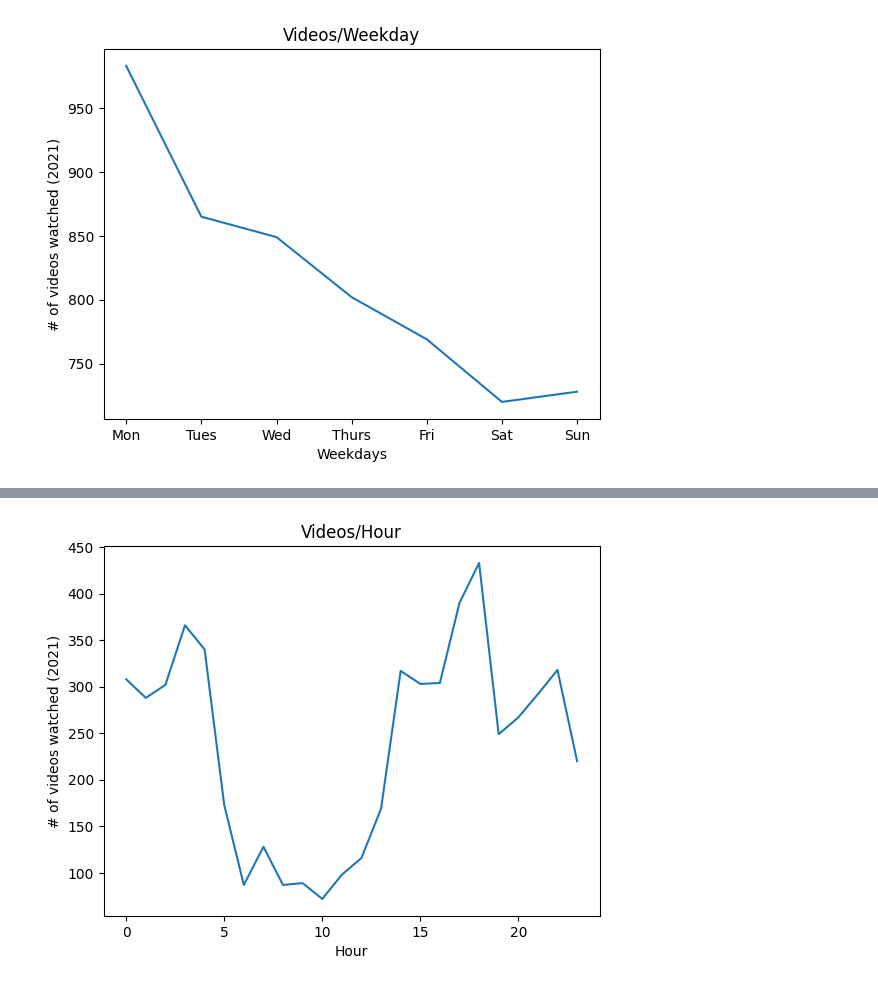
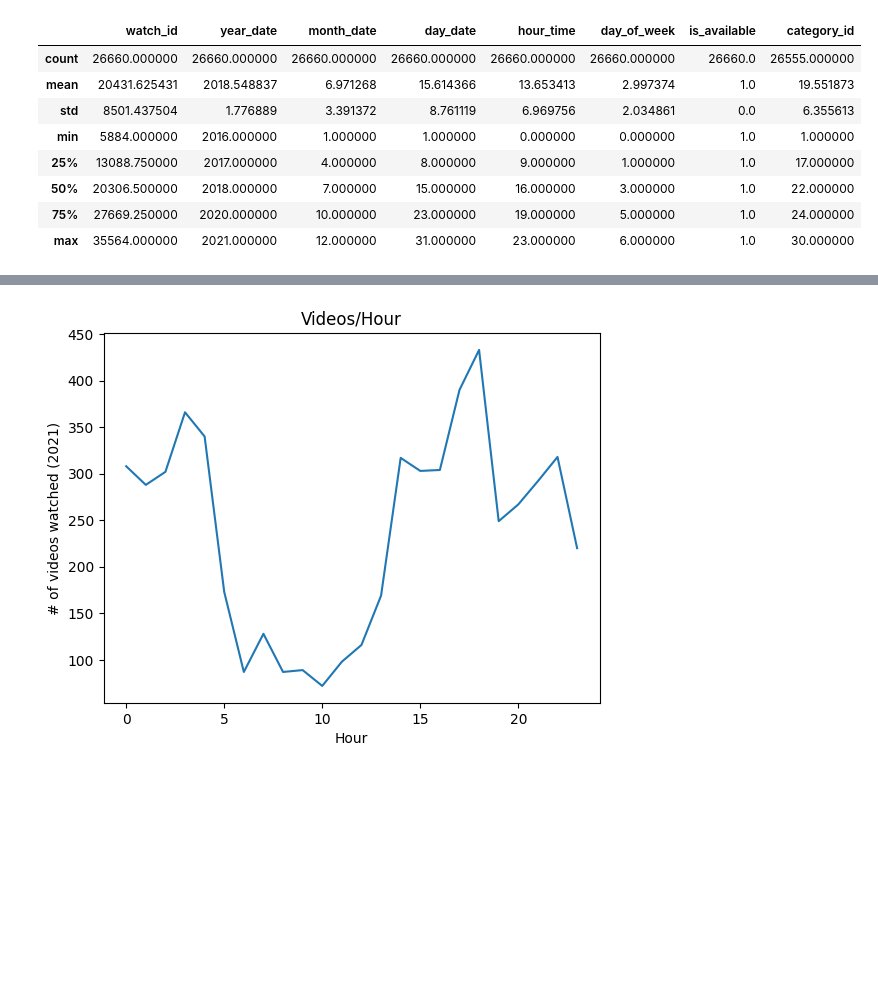
Before and after one commit to delaguardianick/Youtube-Watch-History-Statistics, a Jupyter notebook: Youtube_Analysis.ipynb, the cells around one changed output, grey strips where cells are left out. Cells and saved outputs as stored; diff of their text form; code cells hidden in the pictures; blank space fills up the shorter version.

```diff
--- a/Youtube_Analysis.ipynb
+++ b/Youtube_Analysis.ipynb
@@ -28,13 +1,44 @@ wh_df.describe()
-# %%
-# count how many videos watched every day of the week
-weekdays_map = {0:'Mon',1:'Tues',2:'Wed',3:'Thurs',4:'Fri', 5:'Sat',6:'Sun'}
-
-weekdays_count_df = wh_df["day_of_week"].value_counts().rename_axis('Weekdays').reset_index(name='counts').sort_values('Weekdays')
-weekdays_count_df["Weekdays"]=weekdays_count_df["Weekdays"].map(weekdays_map)
-
-# years_range_in_weeks = (year_range[1] - year_range[0] + 1) * 54
-# videos_a_week = video_count_in_df / years_range_in_weeks
-
-weekdays_count_df.plot(x="Weekdays", y="counts", title="Videos/Weekday", xlabel = "Weekdays", ylabel=label_videos_over_range).get_legend().remove()
-# %% [output]
-[figure, removed]
+# %%
+import sqlite3
+import numpy as np
+import pandas as pd
+from datetime import datetime
+from dateutil import parser
+import json
+
+con = sqlite3.connect("SQLite/YoutubeStats.sqlite")
+watch_history_all_df = pd.read_sql_query("SELECT * from watch_history_v1", con)
+wh_df = watch_history_all_df[watch_history_all_df.is_available == 1]
+wh_df.head()
+
+# Data for year range
+start_year = 2016
+end_year = 2021
+year_range = (start_year, end_year)
+year_range_string = str(year_range[0]) if year_range[0] == year_range[1] else f"{year_range[0]} - {year_range[1]}"
+label_videos_over_range = f"# of videos watched ({year_range_string})"
+# range(year_range[0], year_range[1]+1):
+wh_df = wh_df[(year_range[0] <= wh_df.year_date) & (wh_df.year_date <= year_range[1])]
+video_count_in_df = len(wh_df.watch_id)
+
+# Get weeks diff betweendate first and last video in
+last_video_date = parser.parse(wh_df["date_time_iso"].iloc[0])
+first_video_date = parser.parse(wh_df["date_time_iso"].iloc[-1])
+difference = last_video_date - first_video_date
+years_diff_date_range = difference.days // 365
+weeks_diff_date_range = difference.days // 7
+days_diff_date_range = difference.days
+hours_diff_date_range = difference.days * 24
+minutes_diff_date_range = difference.days * 60
+
+wh_df.describe()
+# %% [output]
+|  | watch_id | year_date | month_date | day_date | hour_time | day_of_week | is_available | category_id |
+| count | 26660.000000 | 26660.000000 | 26660.000000 | 26660.000000 | 26660.000000 | 26660.000000 | 26660.0 | 26555.000000 |
+| mean | 20431.625431 | 2018.548837 | 6.971268 | 15.614366 | 13.653413 | 2.997374 | 1.0 | 19.551873 |
+| std | 8501.437504 | 1.776889 | 3.391372 | 8.761119 | 6.969756 | 2.034861 | 0.0 | 6.355613 |
+| min | 5884.000000 | 2016.000000 | 1.000000 | 1.000000 | 0.000000 | 0.000000 | 1.0 | 1.000000 |
+| 25% | 13088.750000 | 2017.000000 | 4.000000 | 8.000000 | 9.000000 | 1.000000 | 1.0 | 17.000000 |
+| 50% | 20306.500000 | 2018.000000 | 7.000000 | 15.000000 | 16.000000 | 3.000000 | 1.0 | 22.000000 |
+| 75% | 27669.250000 | 2020.000000 | 10.000000 | 23.000000 | 19.000000 | 5.000000 | 1.0 | 24.000000 |
+| max | 35564.000000 | 2021.000000 | 12.000000 | 31.000000 | 23.000000 | 6.000000 | 1.0 | 30.000000 |
```
Also changed, not shown: parts of 7 cells of this notebook, 3 other files.
